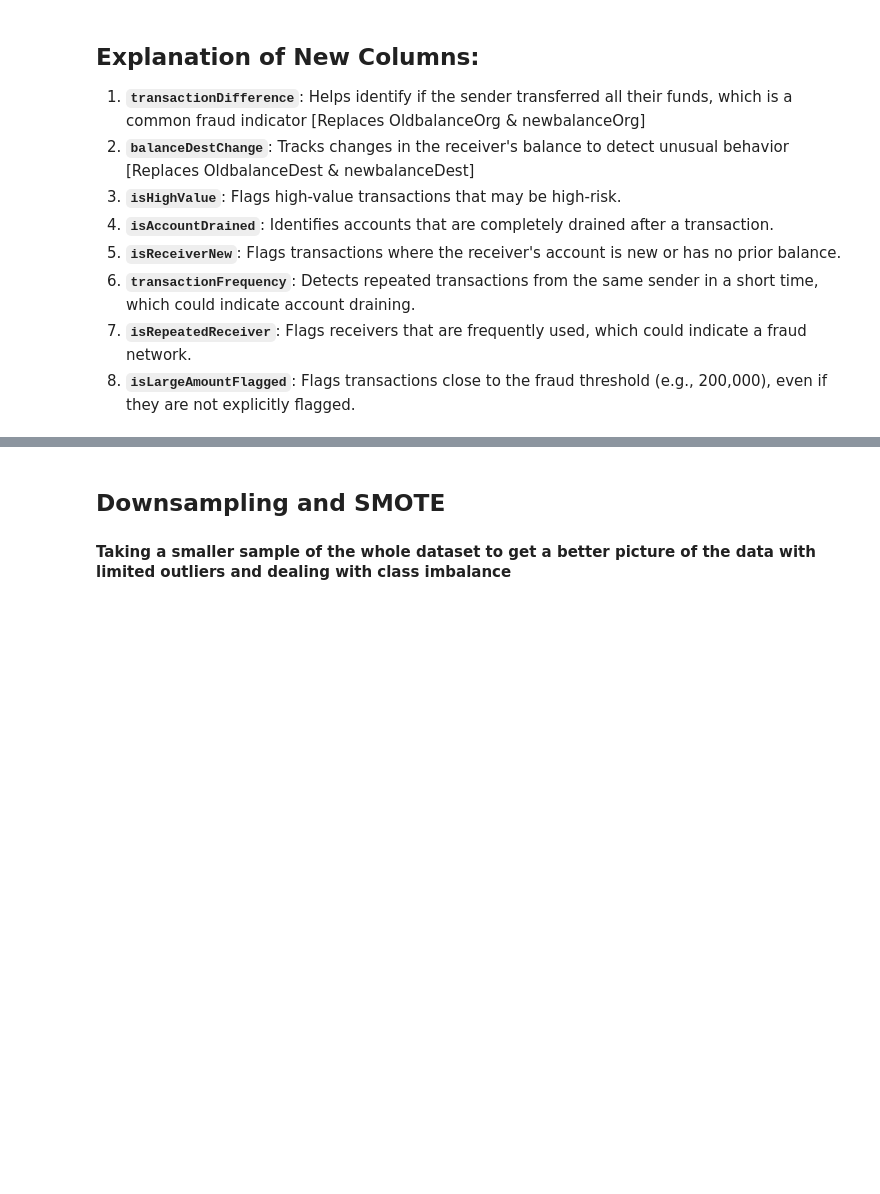
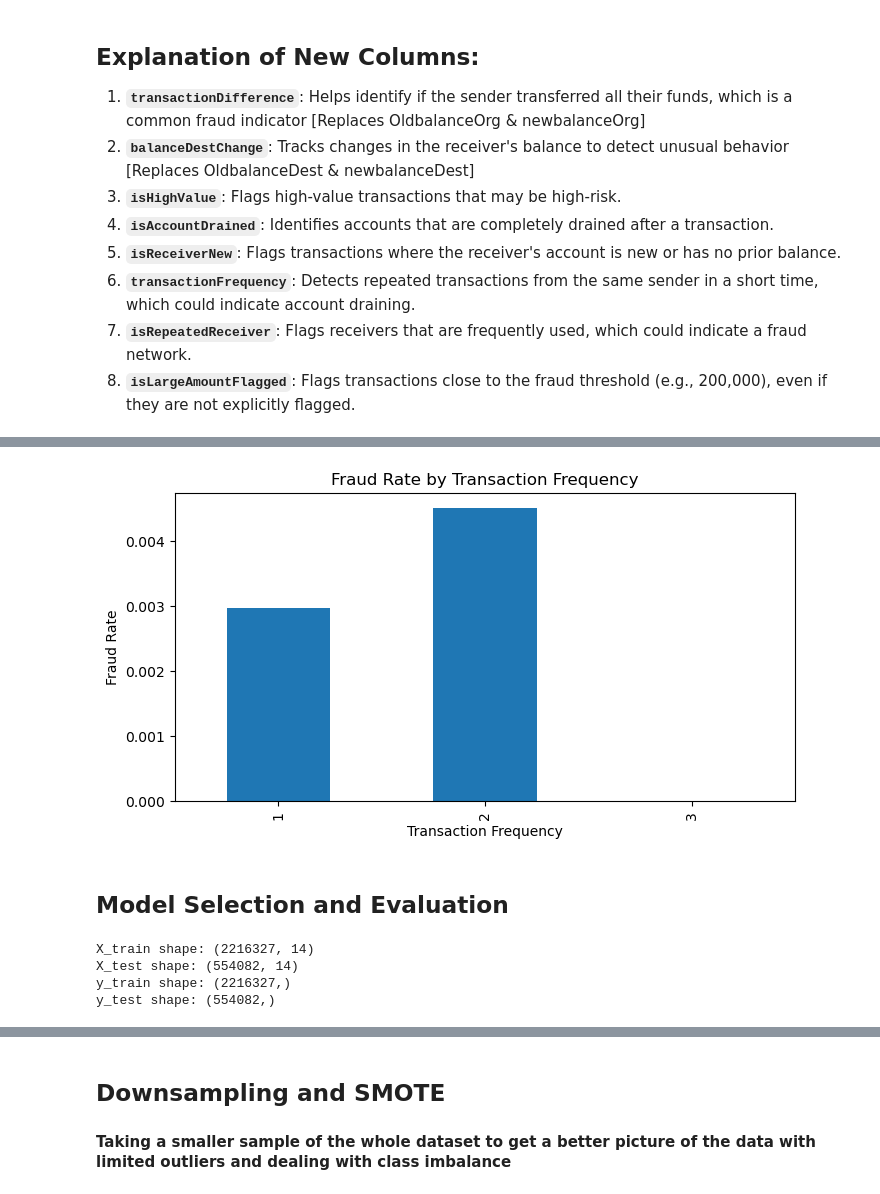
Before and after one commit to angeneris/TLAB_Fraud_Detect, a Jupyter notebook: Jupyter Notebooks/fraud_detect_eda.ipynb, the cells around one changed output, grey strips where cells are left out. Cells and saved outputs as stored; diff of their text form; code cells hidden in the pictures; blank space fills up the shorter version.

```diff
--- a/Jupyter Notebooks/fraud_detect_eda.ipynb
+++ b/Jupyter Notebooks/fraud_detect_eda.ipynb
@@ -288,0 +361,28 @@ data.head(20)
+# %%
+# Calculating raud rate for each unique transaction frequency
+fraud_rate = data.groupby('transactionFrequency')['isFraud'].mean()
+fraud_rate.plot(kind='bar', figsize=(8, 4), title='Fraud Rate by Transaction Frequency')
+plt.ylabel('Fraud Rate')
+plt.xlabel('Transaction Frequency')
+plt.show()
+# %% [output]
+[figure, added]
+# %% [markdown]
+## Model Selection and Evaluation
+# %%
+# Assigning features (X) and target (y)
+X = data.drop(columns=['isFraud'])  # Drop the target column from features
+y = data['isFraud']  # Target column
+
+X_train, X_test, y_train, y_test = train_test_split(X, y, test_size=0.2, random_state=42, stratify=y)
+
+# Display the shapes of the datasets to confirm proper sizes
+print(f"X_train shape: {X_train.shape}")
+print(f"X_test shape: {X_test.shape}")
+print(f"y_train shape: {y_train.shape}")
+print(f"y_test shape: {y_test.shape}")
+# %% [output]
+X_train shape: (2216327, 14)
+X_test shape: (554082, 14)
+y_train shape: (2216327,)
+y_test shape: (554082,)
```
Also changed, not shown: parts of 17 cells of this notebook, 2 other files.
